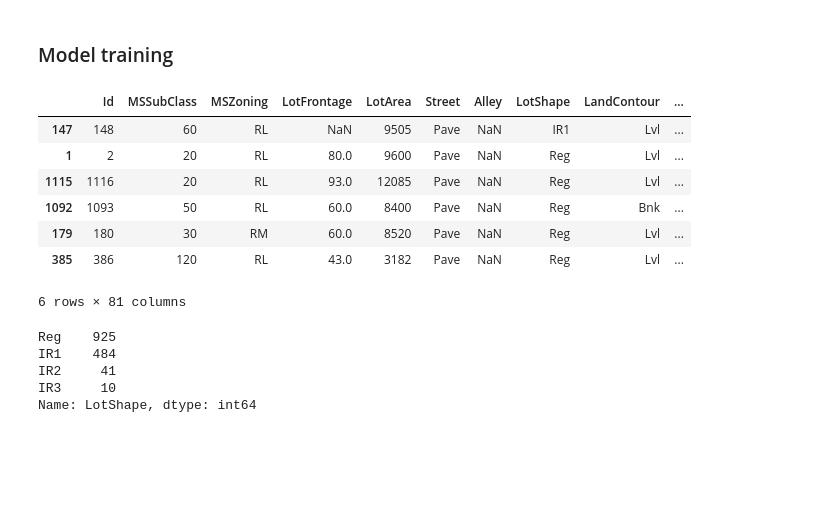
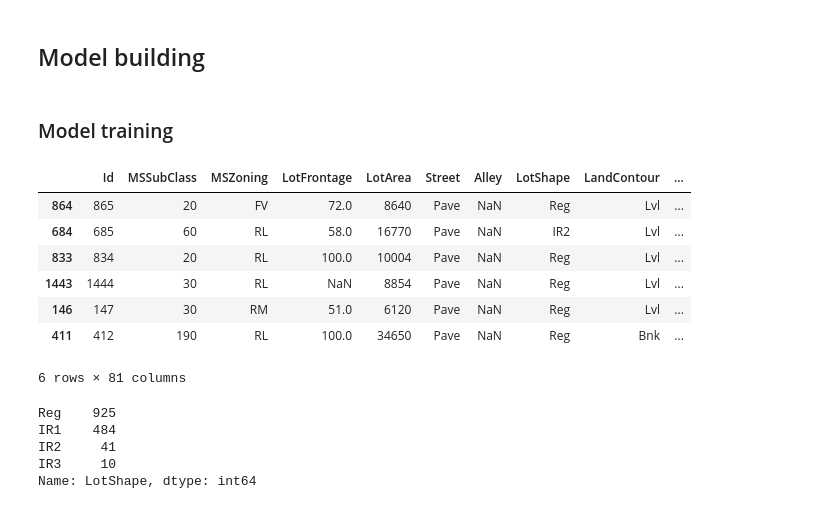
Before and after one commit to Qinghu966/dsp-Qinghua-YE, a Jupyter notebook: notebooks/model-industrialization-1.ipynb, the cells around one changed output. Saved outputs shown, nothing was run; the diff lists cells and outputs as text; code cells hidden in the pictures; blank space fills up the shorter version.

```diff
--- a/notebooks/model-industrialization-1.ipynb
+++ b/notebooks/model-industrialization-1.ipynb
@@ -3,4 +3,6 @@ import numpy as np
 import matplotlib.pyplot as plt
 import pandas as pd
 import sklearn
+# %% [markdown]
+## Model building
 # %% [markdown]
@@ -8,14 +10,13 @@ import sklearn
 # %%
-data_train = pd.read_csv('/Users/yeqinghua/Downloads/train.csv')
-data_test = pd.read_csv('/Users/yeqinghua/Downloads/test.csv')
-data_train.sample(n=6)
+dataset = pd.read_csv('/Users/yeqinghua/Documents/dsp-dataset/house price/train.csv')
+dataset.sample(n=6)
 # %% [output]
 |  | Id | MSSubClass | MSZoning | LotFrontage | LotArea | Street | Alley | LotShape | LandContour | ... |
-| 147 | 148 | 60 | RL | NaN | 9505 | Pave | NaN | IR1 | Lvl | ... |
-| 1 | 2 | 20 | RL | 80.0 | 9600 | Pave | NaN | Reg | Lvl | ... |
-| 1115 | 1116 | 20 | RL | 93.0 | 12085 | Pave | NaN | Reg | Lvl | ... |
-| 1092 | 1093 | 50 | RL | 60.0 | 8400 | Pave | NaN | Reg | Bnk | ... |
-| 179 | 180 | 30 | RM | 60.0 | 8520 | Pave | NaN | Reg | Lvl | ... |
-| 385 | 386 | 120 | RL | 43.0 | 3182 | Pave | NaN | Reg | Lvl | ... |
+| 864 | 865 | 20 | FV | 72.0 | 8640 | Pave | NaN | Reg | Lvl | ... |
+| 684 | 685 | 60 | RL | 58.0 | 16770 | Pave | NaN | IR2 | Lvl | ... |
+| 833 | 834 | 20 | RL | 100.0 | 10004 | Pave | NaN | Reg | Lvl | ... |
+| 1443 | 1444 | 30 | RL | NaN | 8854 | Pave | NaN | Reg | Lvl | ... |
+| 146 | 147 | 30 | RM | 51.0 | 6120 | Pave | NaN | Reg | Lvl | ... |
+| 411 | 412 | 190 | RL | 100.0 | 34650 | Pave | NaN | Reg | Bnk | ... |
 6 rows × 81 columns
 # %%
```
Also changed, not shown: parts of 78 cells of this notebook, 10 other files.
